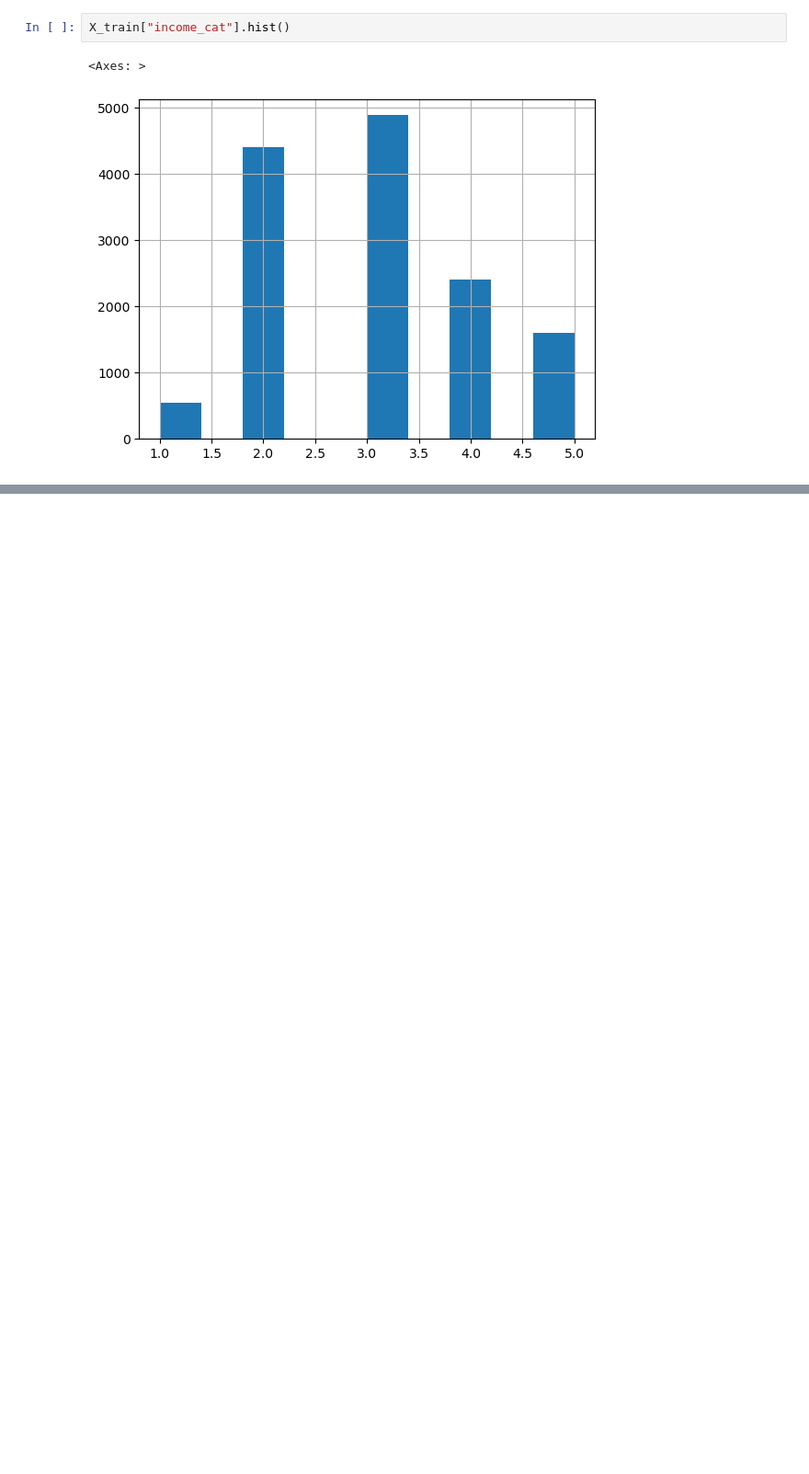
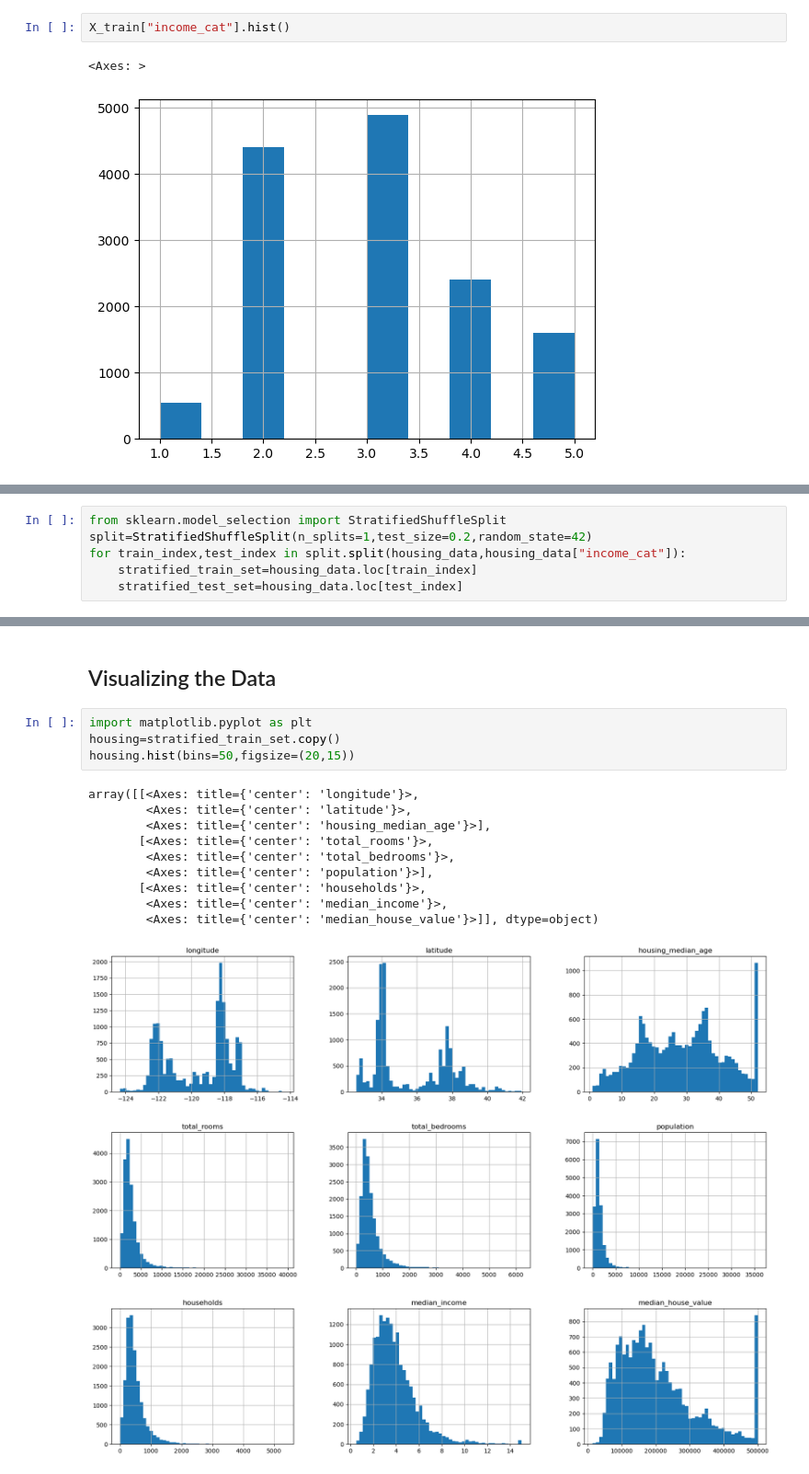
Before and after one commit to TAMANNA230904/Machine-Learning, a Jupyter notebook: first.ipynb, the cells around one changed output, grey strips where cells are left out. Shown at 92% size. Saved outputs shown, nothing was run; the diff lists cells and outputs as text; blank space fills up the shorter version.

Commit message:
visualizing the data

```diff
--- a/first.ipynb
+++ b/first.ipynb
@@ -133,0 +137,6 @@ X_train["income_cat"].hist()
+# %%
+from sklearn.model_selection import StratifiedShuffleSplit
+split=StratifiedShuffleSplit(n_splits=1,test_size=0.2,random_state=42)
+for train_index,test_index in split.split(housing_data,housing_data["income_cat"]):
+    stratified_train_set=housing_data.loc[train_index]
+    stratified_test_set=housing_data.loc[test_index]
@@ -133,0 +186,17 @@ X_train["income_cat"].hist()
+# %% [markdown]
+## Visualizing the Data
+# %%
+import matplotlib.pyplot as plt
+housing=stratified_train_set.copy()
+housing.hist(bins=50,figsize=(20,15))
+# %% [output]
+array([[<Axes: title={'center': 'longitude'}>,
+        <Axes: title={'center': 'latitude'}>,
+        <Axes: title={'center': 'housing_median_age'}>],
+       [<Axes: title={'center': 'total_rooms'}>,
+        <Axes: title={'center': 'total_bedrooms'}>,
+        <Axes: title={'center': 'population'}>],
+       [<Axes: title={'center': 'households'}>,
+        <Axes: title={'center': 'median_income'}>,
+        <Axes: title={'center': 'median_house_value'}>]], dtype=object)
+[figure, added]
```
Also changed, not shown: parts of 5 cells of this notebook.
